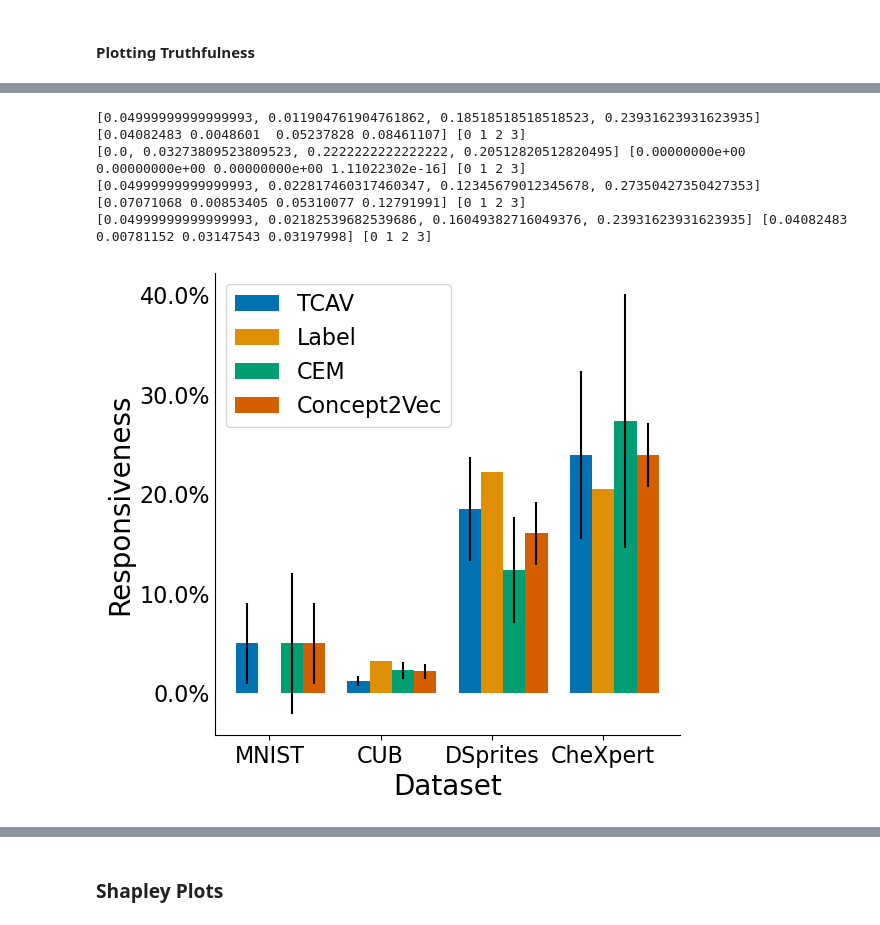
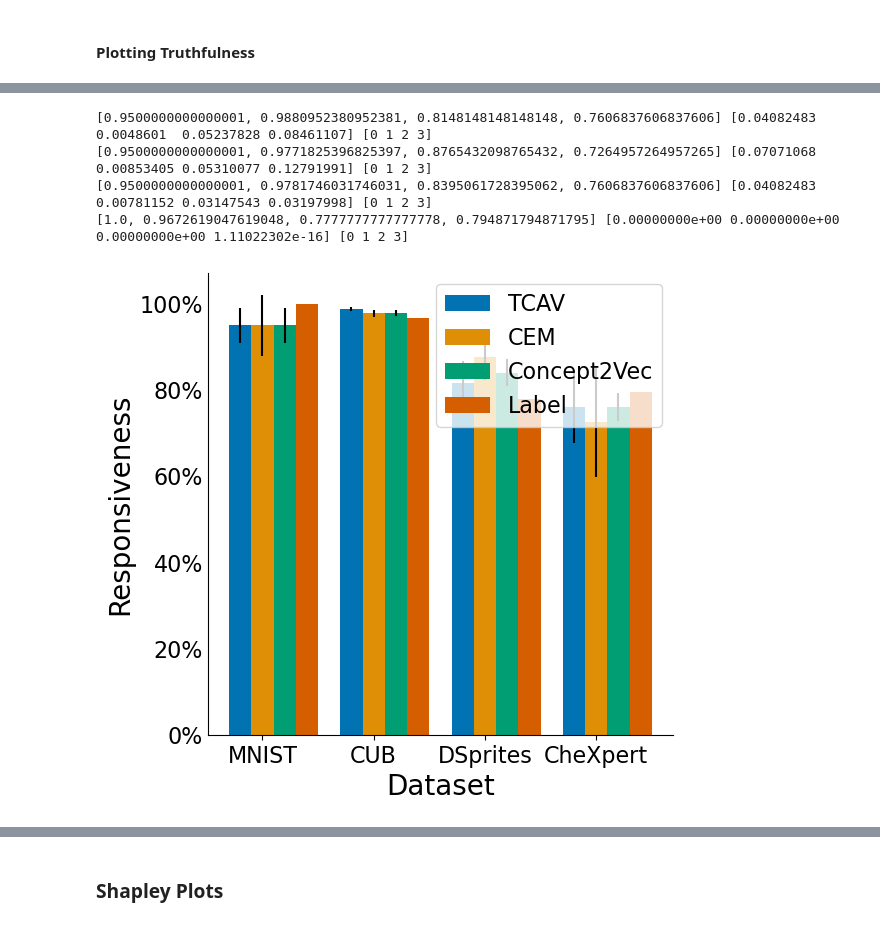
Before and after one commit to naveenr414/Concept-Learning, a Jupyter notebook: scripts/Plotting.ipynb, the cells around one changed output, grey strips where cells are left out. Drawn from its saved outputs; the diff is of its cells as text; code cells hidden in the pictures.

Commit message:
Updated plots

```diff
--- a/scripts/Plotting.ipynb
+++ b/scripts/Plotting.ipynb
@@ -102,9 +102,16 @@ for m in nice_names:
 
     for d in range(len(datasets)):
         for i in values[d]:
-            other_values.append("{:0.2f} $\\pm$ {:0.2f}".format(i[0],i[1]))
+            if m == 'Label':
+                other_values.append("\\textbf{{{:0.2f} $\\pm$ {:0.2f}}}".format(i[0],i[1]))
+            else:
+                other_values.append("{:0.2f} $\\pm$ {:0.2f}".format(i[0],i[1]))
     s += " & ".join(other_values)
     s += " \\\\"
+
+    if m == "Label":
+        s += " \\bottomrule"
+
     print(s)
 # %% [output]
 TCAV & 1.00 $\pm$ 0.00 & 0.12 $\pm$ 0.06 & 0.95 $\pm$ 0.04 & 1.00 $\pm$ 0.00 & 0.08 $\pm$ 0.01 & 0.00 $\pm$ 0.00 & 0.99 $\pm$ 0.00 & 0.01 $\pm$ 0.00 \\
@@ -125,9 +132,16 @@ for m in nice_names:
     other_values = []
 
     for d in range(len(datasets)):
-        for i in values[d]:
-            other_values.append("{:0.2f} $\\pm$ {:0.2f}".format(i[0],i[1]))
+        for num,i in enumerate(values[d]):
+            if (m == "Label" and (datasets[d]!= 'dsprites' or num!=1)) or (m == "TCAV" and (datasets[d]== 'dsprites' and num==1)):
+                other_values.append("\\textbf{{{:0.2f} $\\pm$ {:0.2f}}}".format(i[0],i[1]))
+            else:
+                other_values.append("{:0.2f} $\\pm$ {:0.2f}".format(i[0],i[1]))
     s += " & ".join(other_values)
     s += " \\\\"
+
+    if m == "Label":
+        s += " \\bottomrule"
+
     print(s)
 # %% [output]
@@ -139,7 +153,7 @@ Concept2Vec & 0.31 $\pm$ 0.03 & 0.12 $\pm$ 0.04 & 0.84 $\pm$ 0.03 & 0.83 $\pm$ 0
 #### Plotting Truthfulness
 # %%
 datasets = ['colored_mnist','CUB','dsprites','chexpert']
-methods = ['tcav','label','cem','concept2vec']
+methods = ['tcav','cem','concept2vec','label']
 
 truth_data = {}
 
@@ -155,7 +169,7 @@ for d in datasets:
         truth_data[d].append((mean,std))
 
 datasets = ['MNIST','CUB','DSprites','CheXpert']
-methods = ['TCAV','Label','CEM','Concept2Vec']
+methods = ['TCAV','CEM','Concept2Vec','Label']
 
 cb_palette = sns.color_palette("colorblind")
 
@@ -222,6 +236,6 @@ plt.show()
 # %%
 datasets = ['colored_mnist','CUB','dsprites','chexpert']
-methods = ['tcav','label','cem','concept2vec']
+methods = ['tcav','cem','concept2vec','label']
 
 truth_data = {}
 
@@ -237,7 +251,7 @@ for d in datasets:
         truth_data[d].append((mean,std))
 
 datasets = ['MNIST','CUB','DSprites','CheXpert']
-methods = ['TCAV','Label','CEM','Concept2Vec']
+methods = ['TCAV','CEM','Concept2Vec','Label']
 
 cb_palette = sns.color_palette("colorblind")
 
@@ -304,6 +318,6 @@ plt.show()
 # %%
 datasets = ['colored_mnist','CUB','dsprites','chexpert']
-methods = ['tcav','label','cem','concept2vec']
+methods = ['tcav','cem','concept2vec','label']
 
 truth_data = {}
 
@@ -319,7 +333,7 @@ for d in datasets:
         truth_data[d].append((mean,std))
 
 datasets = ['MNIST','CUB','DSprites','CheXpert']
-methods = ['TCAV','Label','CEM','Concept2Vec']
+methods = ['TCAV','CEM','Concept2Vec','Label']
 
 cb_palette = sns.color_palette("colorblind")
 
@@ -349,39 +363,39 @@ ax.set_xticklabels(datasets)
 # Set the y-axis label
 ax.set_ylabel('Responsiveness',fontsize=20)
 plt.xlabel("Dataset",fontsize=20)
 
 # Plot the bars with standard deviation error bars
 width = 0.2
 for i in range(len(means)):
-    group_means = [1-j for j in means[i]] # Flip Robustness due to definition
+    group_means = [j for j in means[i]] # Flip Robustness due to definition
     group_stds = stds[i]
     print(group_means,group_stds,ind)
     ax.bar(ind + i*width, group_means, width, label=datasets, yerr=group_stds)
 
 ax.set_xticks([r + width for r in range(len(ind))])
 ax.set_xticklabels(datasets,fontsize=16)
 
 fmt = mtick.PercentFormatter(xmax=1.0)
 ax.yaxis.set_major_formatter(fmt)
 plt.yticks(fontsize=16)
 
 ax.spines['top'].set_visible(False)
 ax.spines['right'].set_visible(False)
 ax.tick_params(axis='y', length=0)
 
 
 # Add a legend
 ax.legend(methods,fontsize=16)
 
-plt.savefig('figures/bar_plot_robustness.pdf', dpi=300, bbox_inches='tight')
+plt.savefig('figures/bar_plot_responsiveness.pdf', dpi=300, bbox_inches='tight')
 
 # Show the plot
 plt.show()
 # %% [output]
-[0.04999999999999993, 0.011904761904761862, 0.18518518518518523, 0.23931623931623935] [0.04082483 0.0048601  0.05237828 0.08461107] [0 1 2 3]
-[0.0, 0.03273809523809523, 0.2222222222222222, 0.20512820512820495] [0.00000000e+00 0.00000000e+00 0.00000000e+00 1.11022302e-16] [0 1 2 3]
-[0.04999999999999993, 0.022817460317460347, 0.12345679012345678, 0.27350427350427353] [0.07071068 0.00853405 0.05310077 0.12791991] [0 1 2 3]
-[0.04999999999999993, 0.02182539682539686, 0.16049382716049376, 0.23931623931623935] [0.04082483 0.00781152 0.03147543 0.03197998] [0 1 2 3]
+[0.9500000000000001, 0.9880952380952381, 0.8148148148148148, 0.7606837606837606] [0.04082483 0.0048601  0.05237828 0.08461107] [0 1 2 3]
+[0.9500000000000001, 0.9771825396825397, 0.8765432098765432, 0.7264957264957265] [0.07071068 0.00853405 0.05310077 0.12791991] [0 1 2 3]
+[0.9500000000000001, 0.9781746031746031, 0.8395061728395062, 0.7606837606837606] [0.04082483 0.00781152 0.03147543 0.03197998] [0 1 2 3]
+[1.0, 0.9672619047619048, 0.7777777777777778, 0.794871794871795] [0.00000000e+00 0.00000000e+00 0.00000000e+00 1.11022302e-16] [0 1 2 3]
-[figure, old version]
+[figure, new version]
 # %%
 datasets = ['colored_mnist','CUB','dsprites','chexpert']
```
Also changed, not shown: parts of 18 cells of this notebook, 10 other files.
